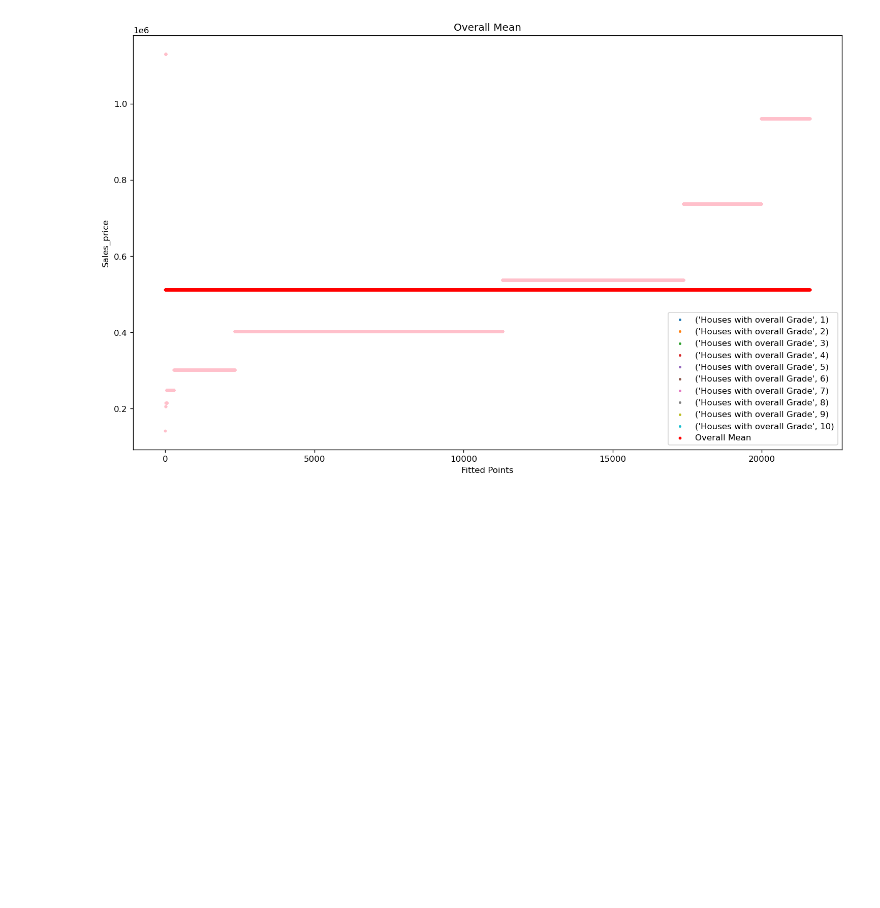
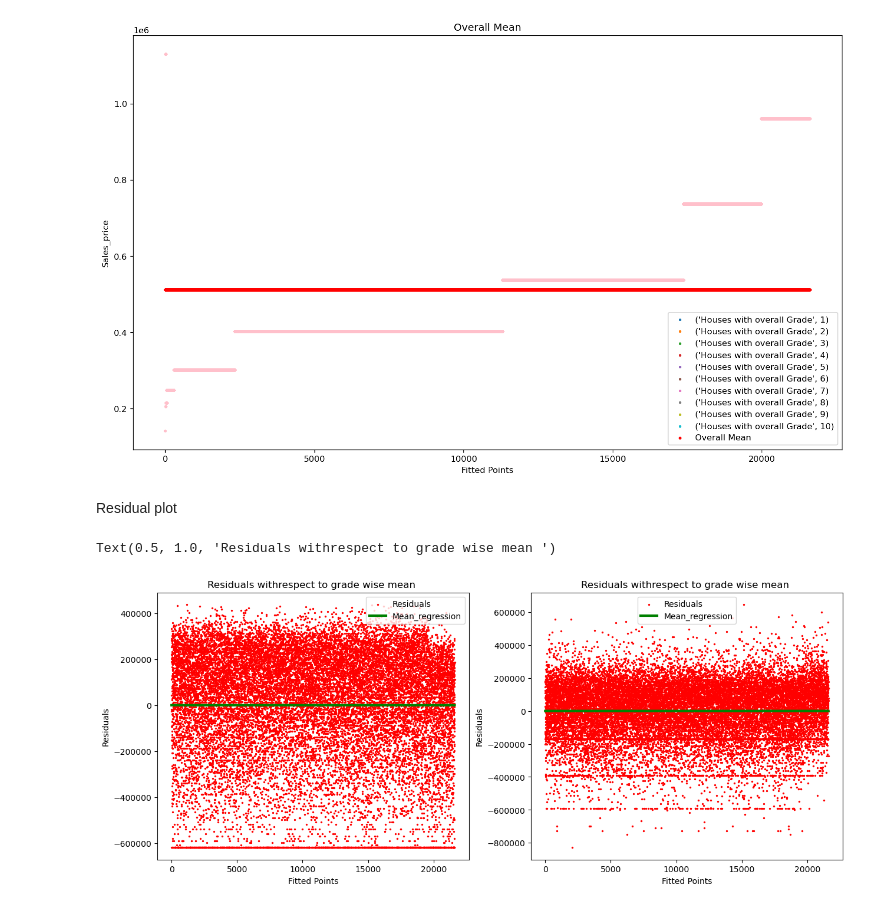
Before and after one commit to VelampalepuRohitAnjaniKumar/Machine-Learning-, a Jupyter notebook: Linear Regression/Predction _Model 1.ipynb, the cells around one changed output. Saved outputs shown, nothing was run; the diff lists cells and outputs as text; code cells hidden in the pictures; blank space fills up the shorter version.

```diff
--- a/Linear Regression/Predction _Model 1.ipynb
+++ b/Linear Regression/Predction _Model 1.ipynb
@@ -144,3 +144,35 @@ plt.legend(loc=4)
 # %% [output]
 <matplotlib.legend.Legend at 0x...>
 [figure]
+# %% [markdown]
+Residual plot
+# %%
+#residual is difference between predicted and actual
+mean_diff=data['Mean_Price']-data['Sale_Price']
+grades_mean_diff=data['grades_mean']-data['Sale_Price']
+# %%
+k=range(0,len(data))
+l=[0 for i in range(len(data))]
+
+plt.figure(figsize=(15,6),dpi=100)
+
+plt.subplot(1,2,1)
+
+plt.scatter(k,mean_diff,color='red',label='Residuals',s=2)
+plt.plot(k,l,color='green',label='Mean_regression',linewidth=3)
+plt.xlabel('Fitted Points')
+plt.ylabel('Residuals')
+plt.legend()
+plt.title("Residuals withrespect to grade wise mean ")
+
+
+plt.subplot(1,2,2)
+plt.scatter(k,grades_mean_diff,color='red',label='Residuals',s=2)
+plt.plot(k,l,color='green',label='Mean_regression',linewidth=3)
+plt.xlabel('Fitted Points')
+plt.ylabel('Residuals')
+plt.legend()
+plt.title("Residuals withrespect to grade wise mean ")
+# %% [output]
+Text(0.5, 1.0, 'Residuals withrespect to grade wise mean ')
+[figure, added]
```
Also changed, not shown: parts of 1 cell of this notebook.
